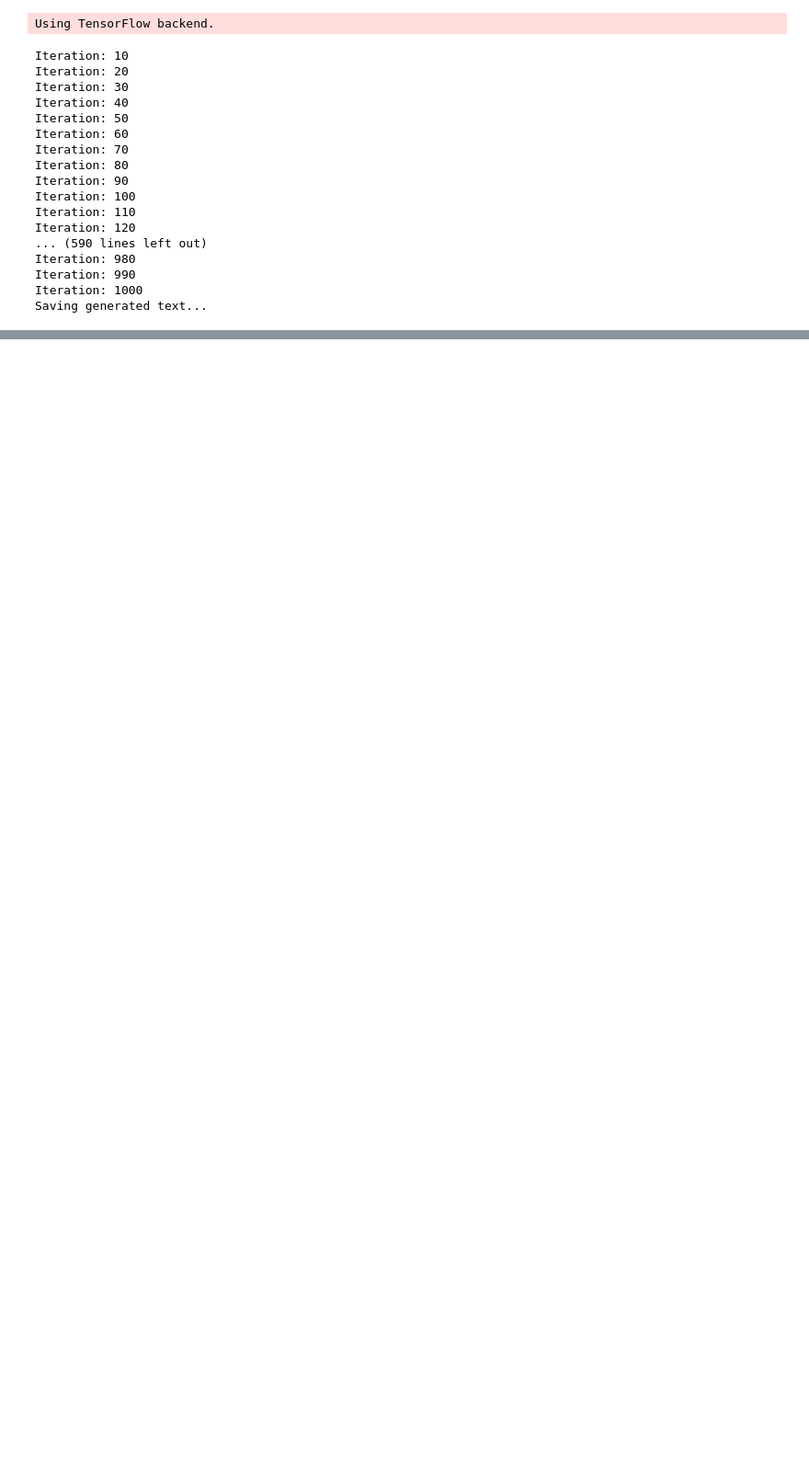
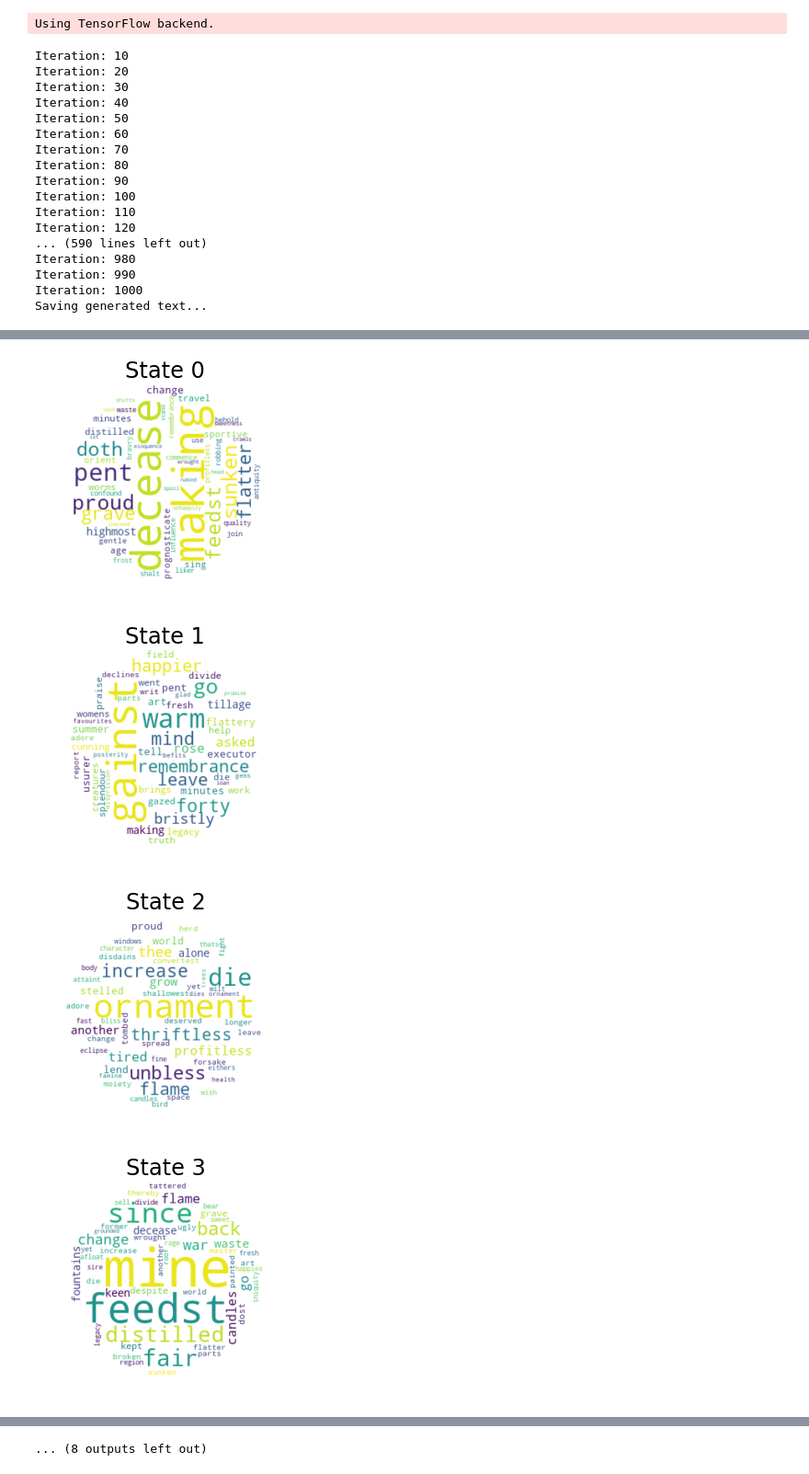
Before and after one commit to annechen112995/ShakespeareSonnet, a Jupyter notebook: src/Shakespeare.ipynb, the cells around one changed output, grey strips where cells are left out. Shown at 92% size. Saved outputs shown, nothing was run; the diff lists cells and outputs as text; code cells hidden in the pictures; blank space fills up the shorter version.

```diff
--- a/src/Shakespeare.ipynb
+++ b/src/Shakespeare.ipynb
@@ -49,0 +87,7 @@ Saving generated text...
+# %%
+wordclouds = states_to_wordclouds(hmm8, obs_map)
+# %% [output]
+[figure, added]
+[figure, added]
+[figure, added]
+[figure, added]
@@ -49,0 +102 @@ Saving generated text...
+... (8 outputs left out)
```
Also changed, not shown: parts of 7 cells of this notebook, 3 other files.
